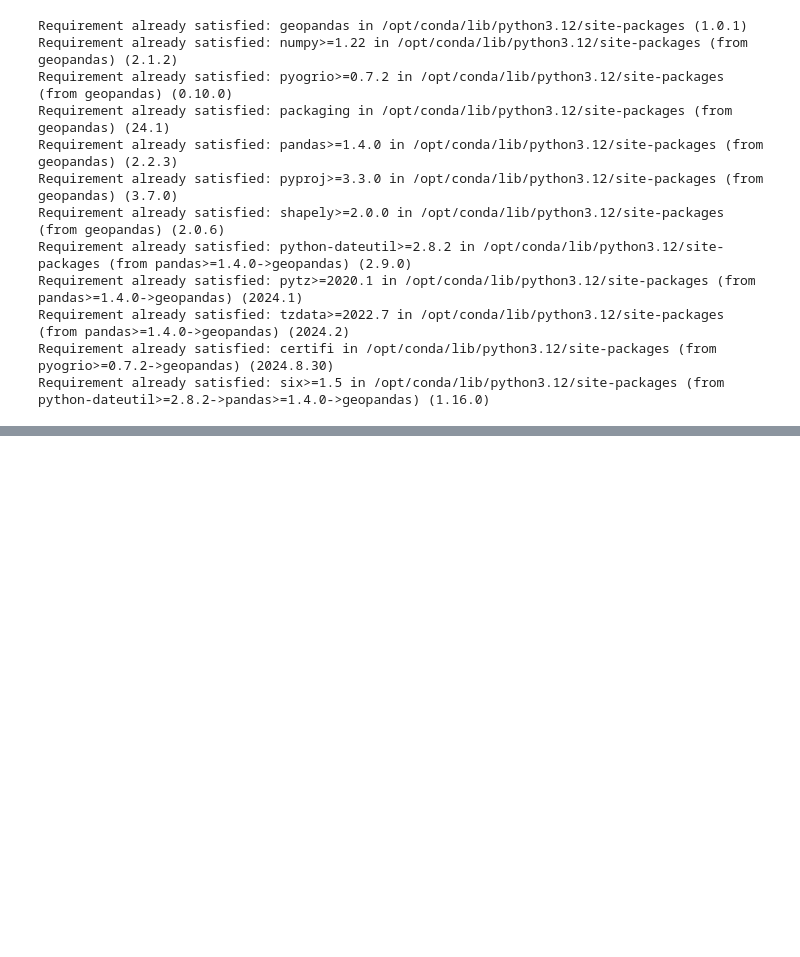
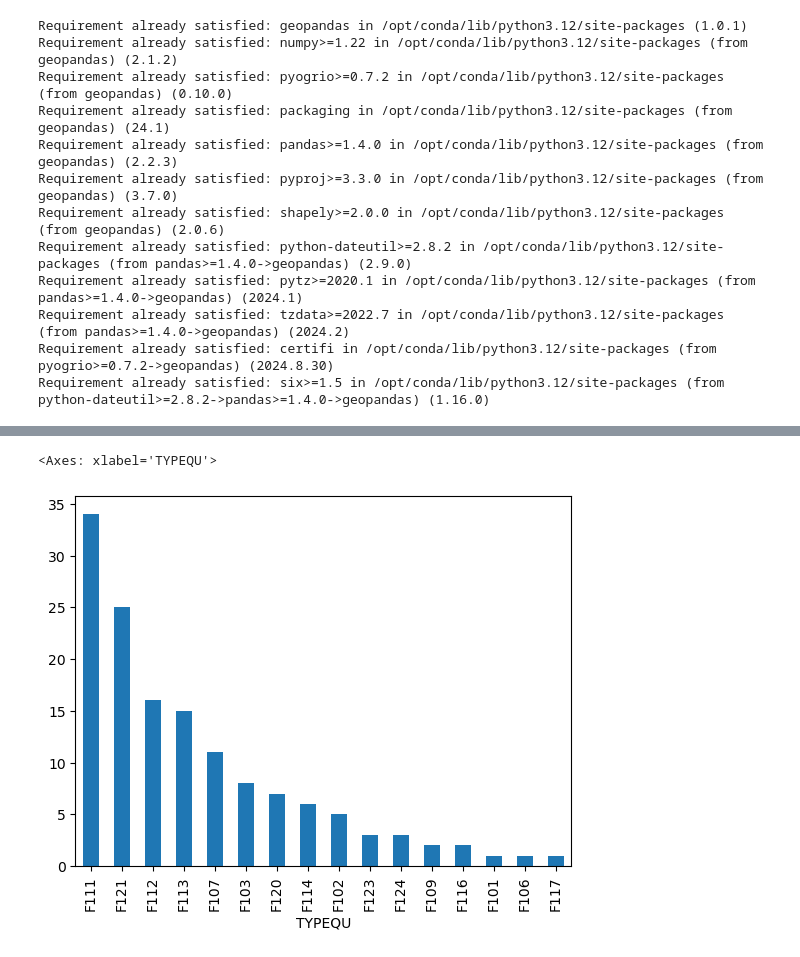
Before and after one commit to mathieuroig9/projet22, a Jupyter notebook: notebook.ipynb, the cells around one changed output, grey strips where cells are left out. Drawn from its saved outputs; the diff is of its cells as text; code cells hidden in the pictures; blank space fills up the shorter version.

```diff
--- a/notebook.ipynb
+++ b/notebook.ipynb
@@ -116,3 +129,8 @@ for _, row in df.iterrows():
 folium_map
 # %% [output]
 [interactive output not drawn]
+# %%
+df["TYPEQU"].value_counts().plot(kind = "bar")
+# %% [output]
+<Axes: xlabel='TYPEQU'>
+[figure, added]
```
Also changed, not shown: parts of 3 cells of this notebook.
